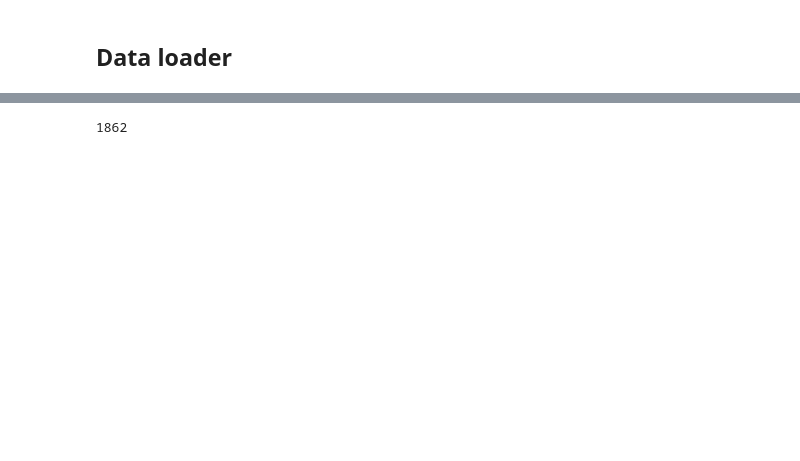
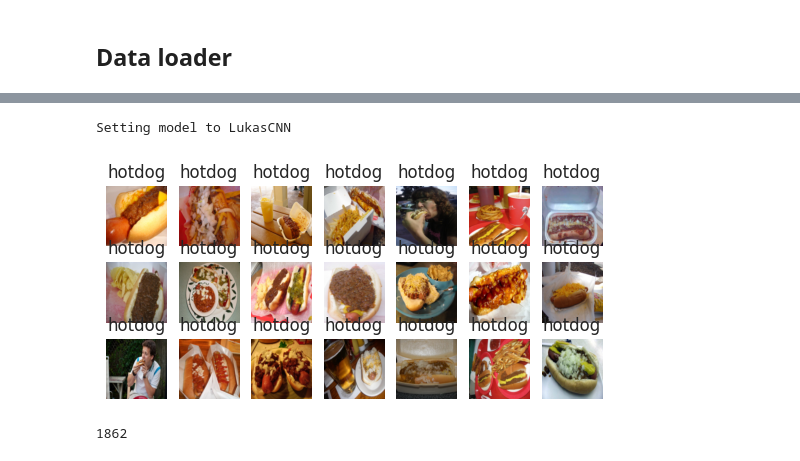
Before and after one commit to s183920/02514-Deep-Learning-In-Computer-Vision, a Jupyter notebook: hotdog/lukas.ipynb, the cells around one changed output, grey strips where cells are left out. Cells and saved outputs as stored; diff of their text form; code cells hidden in the pictures; blank space fills up the shorter version.

Commit message:
show images

```diff
--- a/hotdog/lukas.ipynb
+++ b/hotdog/lukas.ipynb
@@ -79,3 +78,19 @@ Test hotdogs:  895 (0.4806659505907626)
+# %%
+from utils import data_to_img_array
+import matplotlib.pyplot as plt
+classifier = HotdogClassifier(num_epochs=3, model = "LukasCNN", use_wandb=False)
+for data, labels in classifier.test_loader:
+    images = data_to_img_array(data)
+    for i in range(21):
+        plt.subplot(5,7,i+1)
+        # plt.imshow(data[i].numpy().transpose(1,2,0))
+        plt.imshow(images[i])
+        plt.title(['hotdog', 'not hotdog'][labels[i].item()])
+        plt.axis('off')
+    break
+# %% [output]
+Setting model to LukasCNN
+[figure, added]
 # %%
 from dataloader import HotdogDataset
 test_loader = HotdogDataset(train = False)
```
Also changed, not shown: parts of 5 cells of this notebook.
